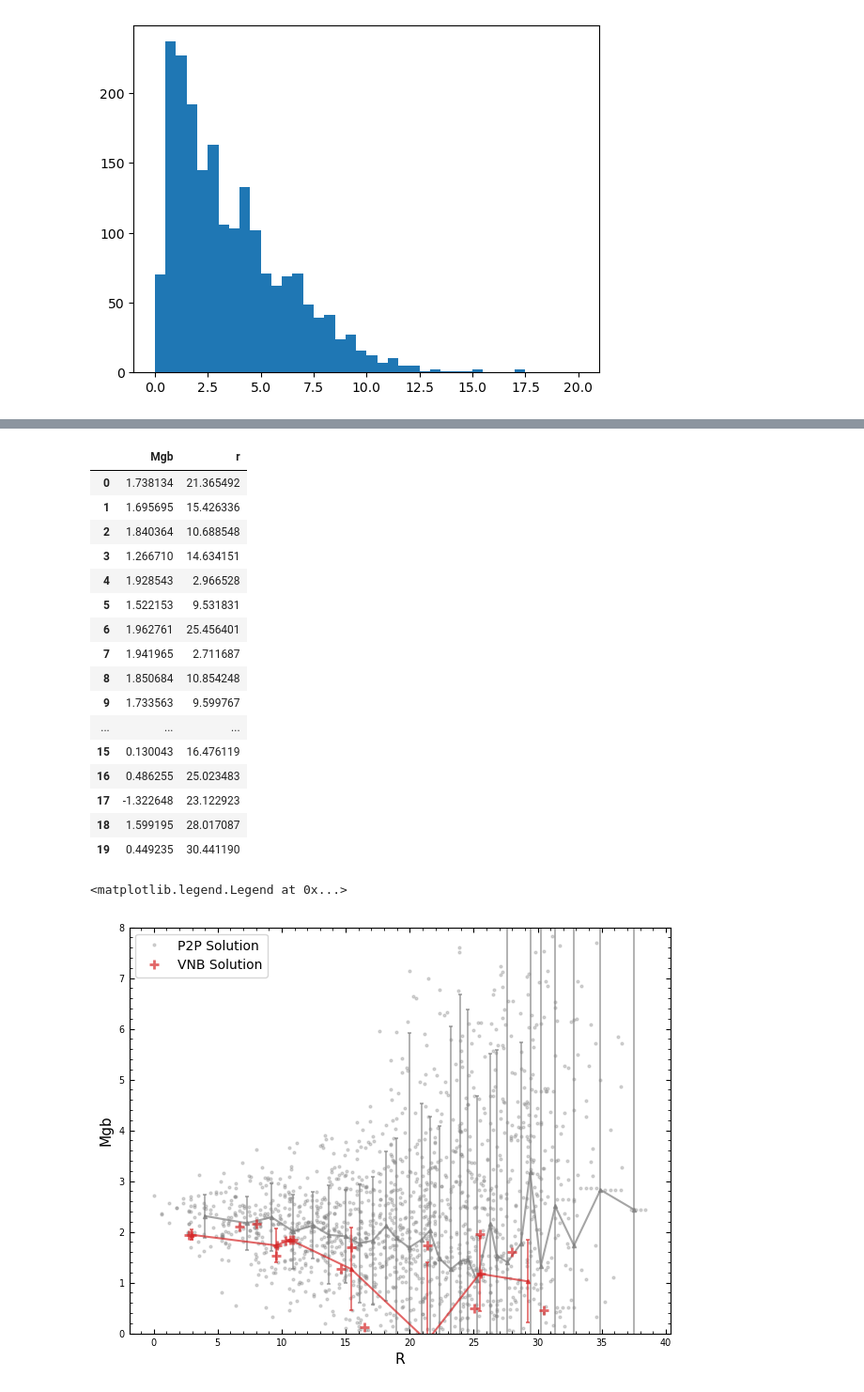
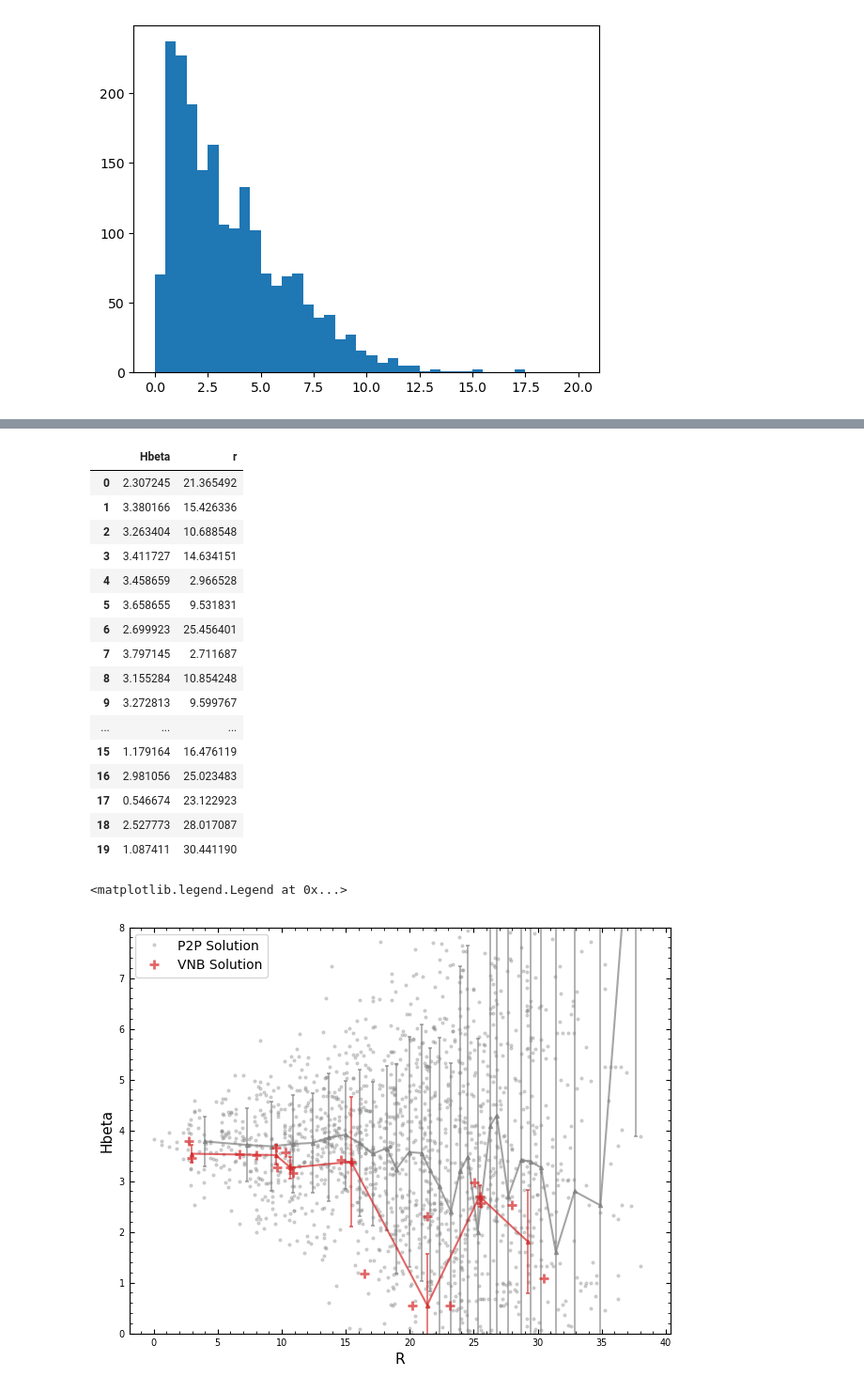
Before and after one commit to VacEn-WenJin/2024-NAOC-IUSpectrum, a Jupyter notebook: ISAPC/Viewer.ipynb, the cells around one changed output, grey strips where cells are left out. Shown: that part at 94% size. Cells and saved outputs as stored; diff of their text form; code cells hidden in the pictures.

```diff
--- a/ISAPC/Viewer.ipynb
+++ b/ISAPC/Viewer.ipynb
@@ -263,27 +263,27 @@ df_2['indices'].item()['bin_indices']
 # %%
-D1 = DF_CBer([df_1['indices'].item()['Mgb'],df_1['distance'].item()['field']], ['Mgb','r'])
-D2 = DF_CBer([df_2['indices'].item()['bin_indices']['Mgb'],df_2['distance'].item()['bin_distances']], ['Mgb','r'])
+D1 = DF_CBer([df_1['indices'].item()['Hbeta'],df_1['distance'].item()['field']], ['Hbeta','r'])
+D2 = DF_CBer([df_2['indices'].item()['bin_indices']['Hbeta'],df_2['distance'].item()['bin_distances']], ['Hbeta','r'])
 # D3 = DF_CBer([df_3['indices'].item()['Hbeta'],df_3['distance'].item()['bin_distances']], ['Hbeta','r'])
 # %%
 D2
 # %% [output]
-|  | Mgb | r |
-| 0 | 1.738134 | 21.365492 |
-| 1 | 1.695695 | 15.426336 |
-| 2 | 1.840364 | 10.688548 |
-| 3 | 1.266710 | 14.634151 |
-| 4 | 1.928543 | 2.966528 |
-| 5 | 1.522153 | 9.531831 |
-| 6 | 1.962761 | 25.456401 |
-| 7 | 1.941965 | 2.711687 |
-| 8 | 1.850684 | 10.854248 |
-| 9 | 1.733563 | 9.599767 |
+|  | Hbeta | r |
+| 0 | 2.307245 | 21.365492 |
+| 1 | 3.380166 | 15.426336 |
+| 2 | 3.263404 | 10.688548 |
+| 3 | 3.411727 | 14.634151 |
+| 4 | 3.458659 | 2.966528 |
+| 5 | 3.658655 | 9.531831 |
+| 6 | 2.699923 | 25.456401 |
+| 7 | 3.797145 | 2.711687 |
+| 8 | 3.155284 | 10.854248 |
+| 9 | 3.272813 | 9.599767 |
 | ... | ... | ... |
-| 15 | 0.130043 | 16.476119 |
-| 16 | 0.486255 | 25.023483 |
-| 17 | -1.322648 | 23.122923 |
-| 18 | 1.599195 | 28.017087 |
-| 19 | 0.449235 | 30.441190 |
+| 15 | 1.179164 | 16.476119 |
+| 16 | 2.981056 | 25.023483 |
+| 17 | 0.546674 | 23.122923 |
+| 18 | 2.527773 | 28.017087 |
+| 19 | 1.087411 | 30.441190 |
 # %%
 # plt.plot(Test['r'], Test['Hbeta'], '.')
 # %%
@@ -321,35 +321,35 @@ D2
 # %%
 # fig, ax = plt(1, 1, facecolor='white', figsize=(6,4), dpi=300, tight_layout=True)
 plt.figsize=(6,4)
 gs1 = gridspec.GridSpec(1, 1)
 gs1.update(left=0.05, right=.95, bottom=0.05, top=0.95, hspace=0.05)
 ax1 = plt.subplot(gs1[0])
 
-ax1.plot(D1['r'], D1['Mgb'], 'o', c='tab:gray', ms=2, mew=1, alpha=.3, label='P2P Solution', zorder=0)
-ax1.plot(D2['r'], D2['Mgb'], '+', c='tab:red', ms=7, mew=2, alpha=.7, label='VNB Solution')
+ax1.plot(D1['r'], D1['Hbeta'], 'o', c='tab:gray', ms=2, mew=1, alpha=.3, label='P2P Solution', zorder=0)
+ax1.plot(D2['r'], D2['Hbeta'], '+', c='tab:red', ms=7, mew=2, alpha=.7, label='VNB Solution')
 # ax1.plot(D3['r'], D3['Hbeta'], 'x', c='tab:green', ms=7, mew=2, alpha=.7, label='RDB Solution')
 
-Galaxy_P2P_GP = Data_Grouping(array_x=np.array(D1.sort_values(by=['r'])['r']), array_y=np.array(D1.sort_values(by=['r'])['Mgb']), group_k=70)
-Galaxy_VNB_GP = Data_Grouping(array_x=np.array(D2.sort_values(by=['r'])['r']), array_y=np.array(D2.sort_values(by=['r'])['Mgb']), group_k=3)
+Galaxy_P2P_GP = Data_Grouping(array_x=np.array(D1.sort_values(by=['r'])['r']), array_y=np.array(D1.sort_values(by=['r'])['Hbeta']), group_k=70)
+Galaxy_VNB_GP = Data_Grouping(array_x=np.array(D2.sort_values(by=['r'])['r']), array_y=np.array(D2.sort_values(by=['r'])['Hbeta']), group_k=3)
 # Galaxy_RDB_GP = Data_Grouping(array_x=np.array(D3.sort_values(by=['r'])['r']), array_y=np.array(D3.sort_values(by=['r'])['Hbeta']), group_k=3)
 
 ax1.errorbar(Galaxy_P2P_GP[0], Galaxy_P2P_GP[1], yerr=Galaxy_P2P_GP[3],color='tab:gray',fmt='^-',ms=3,elinewidth=1.2,capsize=1.7,capthick=1.2,alpha=.7, zorder=1)
 ax1.errorbar(Galaxy_VNB_GP[0], Galaxy_VNB_GP[1], yerr=Galaxy_VNB_GP[3],color='tab:red',fmt='^-',ms=3,elinewidth=1.2,capsize=1.7,capthick=1.2,alpha=.7)
 # ax1.errorbar(Galaxy_RDB_GP[0], Galaxy_RDB_GP[1], yerr=Galaxy_RDB_GP[3],color='tab:green',fmt='^-',ms=3,elinewidth=1.2,capsize=1.7,capthick=1.2,alpha=.7, zorder=1)
 
 ax1.xaxis.set_minor_locator(AutoMinorLocator(5))
 ax1.yaxis.set_minor_locator(AutoMinorLocator(5))
 ax1.tick_params(axis='both', which='both', labelsize='x-small', right=True, top=True, direction='in')
 
 ax1.set_ylim(0,8)
 # ax1.set_xlim(,)
 # ax1.set_yscale('log')
 ax1.set_xlabel(r'R', size=11)
-ax1.set_ylabel(r'Mgb', size=11)
+ax1.set_ylabel(r'Hbeta', size=11)
 
 ax1.legend()
 
 # plt.savefig('./', format='pdf', bbox_inches='tight')
 # %% [output]
 <matplotlib.legend.Legend at 0x...>
-[figure, old version]
+[figure, new version]
```
Also changed, not shown: parts of 1 cell of this notebook, 1 other file.
